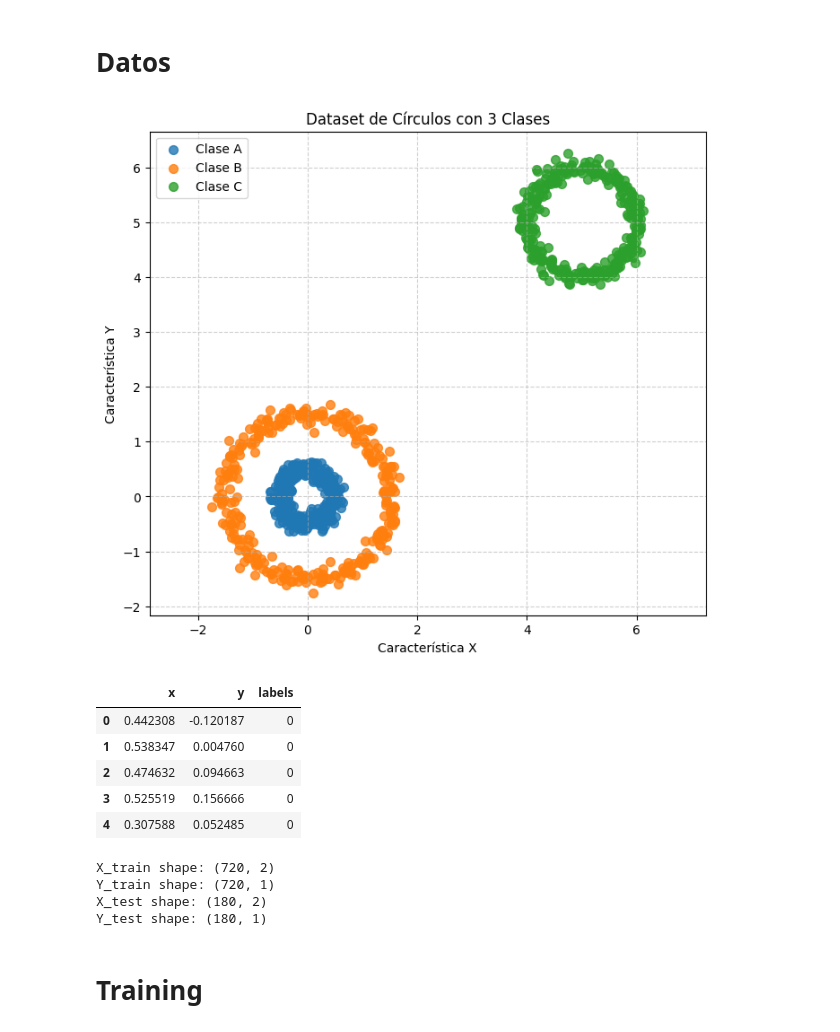
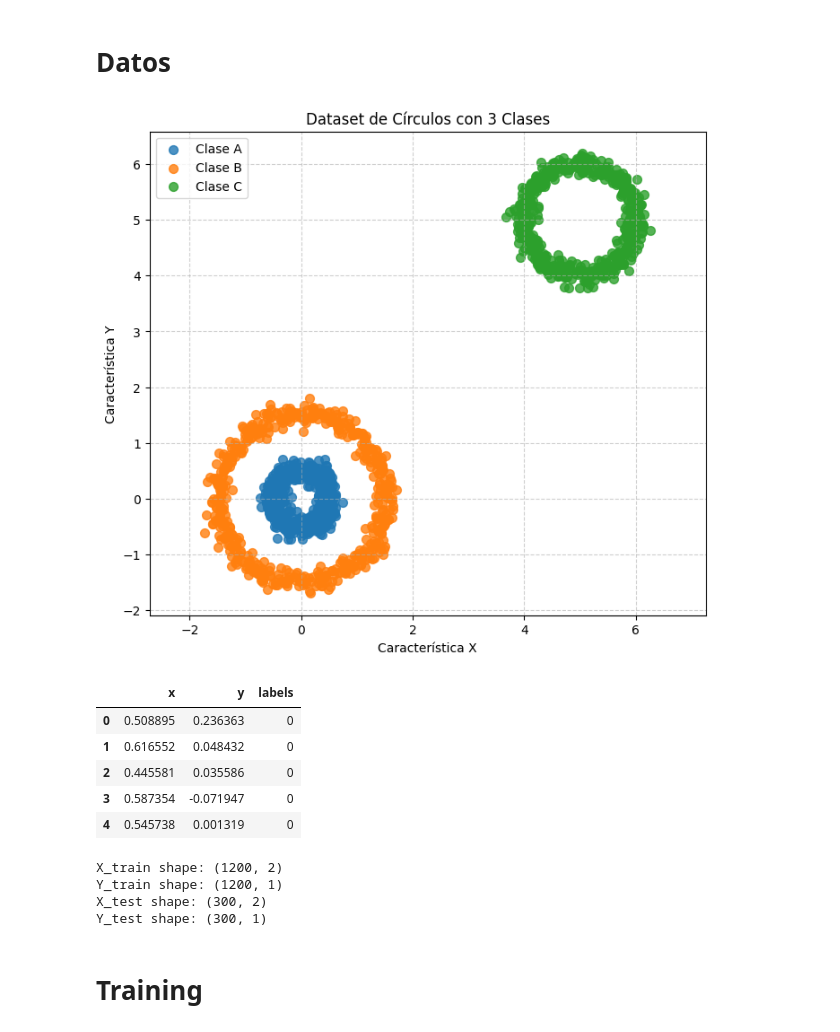
Before and after one commit to Mitchell-Mirano/Allison, a Jupyter notebook: examples/nn/classification.ipynb, the cells around one changed output. Drawn from its saved outputs; the diff is of its cells as text; code cells hidden in the pictures.

```diff
--- a/examples/nn/classification.ipynb
+++ b/examples/nn/classification.ipynb
@@ -15,38 +15,38 @@ r1 = 0.5
 r2 = 1.5
 r3 = 1
 
-num_points = 300
+num_points = 500
 thetas = np.linspace(0, 2 * np.pi, num_points)
 
 
 x1 = r1 * np.cos(thetas) + 0.1 * np.random.randn(num_points)
 y1 = r1 * np.sin(thetas) + 0.1 * np.random.randn(num_points)
 
 
 x2 = r2 * np.cos(thetas) + 0.1 * np.random.randn(num_points)
 y2 = r2 * np.sin(thetas) + 0.1 * np.random.randn(num_points)
 
 
 x3 = 5 + r3 * np.cos(thetas) + 0.1 * np.random.randn(num_points)
 y3 = 5 + r3 * np.sin(thetas) + 0.1 * np.random.randn(num_points)
 
 
 plt.figure(figsize=(8, 7))
 
 
 plt.scatter(x1, y1, s=50, label="Clase A", alpha=0.8) # Puntos de la Clase A
 plt.scatter(x2, y2, s=50, label="Clase B", alpha=0.8) # Puntos de la Clase B
 plt.scatter(x3, y3, s=50, label="Clase C", alpha=0.8) # Puntos de la Clase C
 
 plt.xlabel("Característica X")
 plt.ylabel("Característica Y")
 plt.title("Dataset de Círculos con 3 Clases")
 plt.legend()
 plt.grid(True, linestyle='--', alpha=0.6)
 plt.axis('equal')
 plt.show()
 # %% [output]
-[figure, old version]
+[figure, new version]
 # %%
 df = pd.DataFrame(
     {"x": x1.tolist()+x2.tolist()+x3.tolist(),
@@ -62,11 +62,11 @@ df["labels"] = df["labels"].map(labels2id)
 df.head()
 # %% [output]
 |  | x | y | labels |
-| 0 | 0.442308 | -0.120187 | 0 |
-| 1 | 0.538347 | 0.004760 | 0 |
-| 2 | 0.474632 | 0.094663 | 0 |
-| 3 | 0.525519 | 0.156666 | 0 |
-| 4 | 0.307588 | 0.052485 | 0 |
+| 0 | 0.508895 | 0.236363 | 0 |
+| 1 | 0.616552 | 0.048432 | 0 |
+| 2 | 0.445581 | 0.035586 | 0 |
+| 3 | 0.587354 | -0.071947 | 0 |
+| 4 | 0.545738 | 0.001319 | 0 |
 # %%
 df_train, df_test = train_test_split(df, test_size=0.2, random_state=42)
 
@@ -81,10 +81,10 @@ print(f"Y_train shape: {Y_train.shape}")
 print(f"X_test shape: {X_test.shape}")
 print(f"Y_test shape: {Y_test.shape}")
 # %% [output]
-X_train shape: (720, 2)
-Y_train shape: (720, 1)
-X_test shape: (180, 2)
-Y_test shape: (180, 1)
+X_train shape: (1200, 2)
+Y_train shape: (1200, 1)
+X_test shape: (300, 2)
+Y_test shape: (300, 1)
 # %%
 class Network(NeuralNetwork):
     def __init__(self):
```
Also changed, not shown: parts of 11 cells of this notebook, 5 other files.
